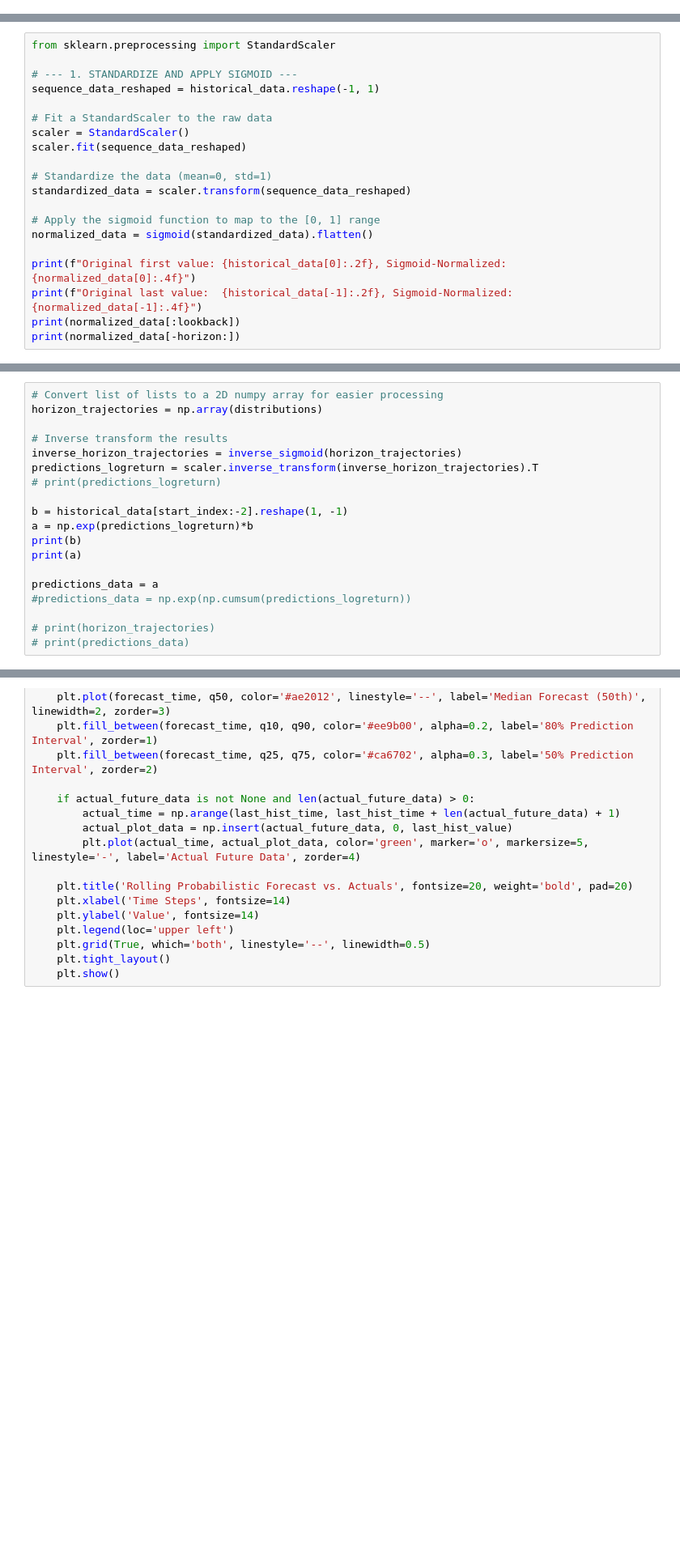
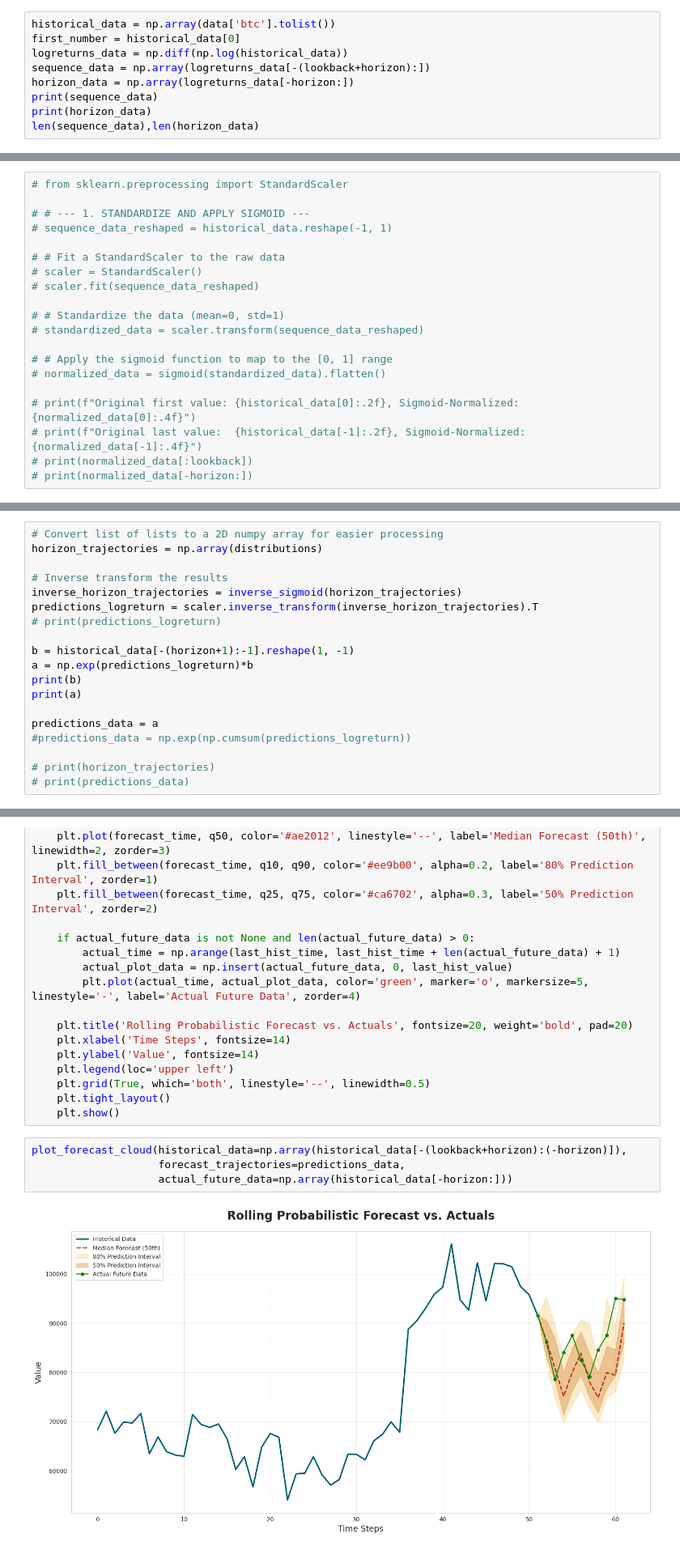
Before and after one commit to labrem/sapheneia, a Jupyter notebook: notebooks/marcelo/sapheneia_v2.ipynb, the cells around one changed output, grey strips where cells are left out. Shown at 81% size. Drawn from its saved outputs; the diff is of its cells as text; blank space fills up the shorter version.

Commit message:
New experiment with interleaved sequences in sapheneia_v2

```diff
--- a/notebooks/marcelo/sapheneia_v2.ipynb
+++ b/notebooks/marcelo/sapheneia_v2.ipynb
@@ -831,0 +823,9 @@ len(sequence_data),len(horizon_data)
+# %%
+historical_data = np.array(data['btc'].tolist())
+first_number = historical_data[0]
+logreturns_data = np.diff(np.log(historical_data))
+sequence_data = np.array(logreturns_data[-(lookback+horizon):])
+horizon_data = np.array(logreturns_data[-horizon:])
+print(sequence_data)
+print(horizon_data)
+len(sequence_data),len(horizon_data)
@@ -932,23 +923,23 @@ Original last value:  94767.95, Sigmoid-Normalized: 0.6255
 # %%
-from sklearn.preprocessing import StandardScaler
+# from sklearn.preprocessing import StandardScaler
 
-# --- 1. STANDARDIZE AND APPLY SIGMOID ---
-sequence_data_reshaped = historical_data.reshape(-1, 1)
+# # --- 1. STANDARDIZE AND APPLY SIGMOID ---
+# sequence_data_reshaped = historical_data.reshape(-1, 1)
 
-# Fit a StandardScaler to the raw data
-scaler = StandardScaler()
-scaler.fit(sequence_data_reshaped)
+# # Fit a StandardScaler to the raw data
+# scaler = StandardScaler()
+# scaler.fit(sequence_data_reshaped)
 
-# Standardize the data (mean=0, std=1)
-standardized_data = scaler.transform(sequence_data_reshaped)
+# # Standardize the data (mean=0, std=1)
+# standardized_data = scaler.transform(sequence_data_reshaped)
 
-# Apply the sigmoid function to map to the [0, 1] range
-normalized_data = sigmoid(standardized_data).flatten()
+# # Apply the sigmoid function to map to the [0, 1] range
+# normalized_data = sigmoid(standardized_data).flatten()
 
-print(f"Original first value: {historical_data[0]:.2f}, Sigmoid-Normalized: {normalized_data[0]:.4f}")
-print(f"Original last value:  {historical_data[-1]:.2f}, Sigmoid-Normalized: {normalized_data[-1]:.4f}")
-print(normalized_data[:lookback])
-print(normalized_data[-horizon:])
+# print(f"Original first value: {historical_data[0]:.2f}, Sigmoid-Normalized: {normalized_data[0]:.4f}")
+# print(f"Original last value:  {historical_data[-1]:.2f}, Sigmoid-Normalized: {normalized_data[-1]:.4f}")
+# print(normalized_data[:lookback])
+# print(normalized_data[-horizon:])
 # %%
 # --- 2. CREATE PROMPT WITH NORMALIZED DATA ---
 # Format normalized data as strings with a few decimal places
@@ -1108,7 +1123,7 @@ inverse_horizon_trajectories = inverse_sigmoid(horizon_trajectories)
 predictions_logreturn = scaler.inverse_transform(inverse_horizon_trajectories).T
 # print(predictions_logreturn)
 
-b = historical_data[start_index:-2].reshape(1, -1)
+b = historical_data[-(horizon+1):-1].reshape(1, -1)
 a = np.exp(predictions_logreturn)*b
 print(b)
 print(a)
@@ -1181,6 +1196,12 @@ def plot_forecast_cloud(historical_data, forecast_trajectories, actual_future_da
     plt.grid(True, which='both', linestyle='--', linewidth=0.5)
     plt.tight_layout()
     plt.show()
+# %%
+plot_forecast_cloud(historical_data=np.array(historical_data[-(lookback+horizon):(-horizon)]),
+                    forecast_trajectories=predictions_data,
+                    actual_future_data=np.array(historical_data[-horizon:]))
+# %% [output]
+[figure, added]
 # %%
 plot_forecast_cloud(historical_data=np.array(historical_data[:lookback]),
                     forecast_trajectories=predictions_data,
```
Also changed, not shown: parts of 73 cells of this notebook, 4 other files.
